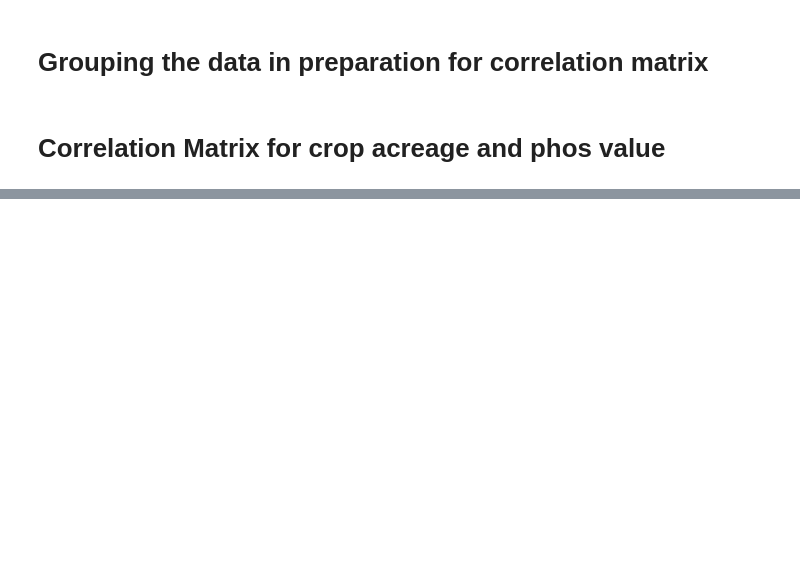
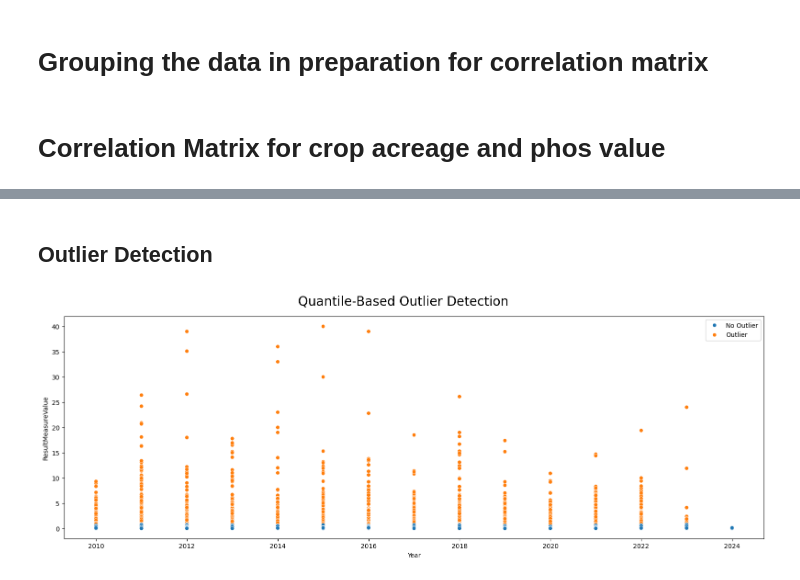
Before and after one commit to caroseca/troubled_waters, a Jupyter notebook: 02 - data analysis.ipynb, the cells around one changed output, grey strips where cells are left out. Drawn from its saved outputs; the diff is of its cells as text; code cells hidden in the pictures; blank space fills up the shorter version.

```diff
--- a/02 - data analysis.ipynb
+++ b/02 - data analysis.ipynb
@@ -44,0 +53,5 @@ plt.savefig('corr.png', bbox_inches='tight', pad_inches=0.0)
+# %%
+data = pd.read_csv('modeling_pivot.csv')
+data.drop(columns=['2023', '2024'], inplace=True)
+# imputed_df = pd.read_csv('imputed_df.csv')
+inspection_data = pd.read_csv('data_usgs_GL2.csv')
@@ -44,0 +214,20 @@ plt.savefig('corr.png', bbox_inches='tight', pad_inches=0.0)
+# %% [markdown]
+## Outlier Detection
+# %%
+inspection_data['ActivityStartDate'] = pd.to_datetime(inspection_data['ActivityStartDate'])
+inspection_data['Year'] = inspection_data['ActivityStartDate'].dt.year
+
+inspection_data = inspection_data[inspection_data['ResultMeasureValue'] <= 40]
+# %%
+lower_q, upper_q = 0.02, 0.98
+lower_value = inspection_data['ResultMeasureValue'].quantile(lower_q)
+upper_value = inspection_data['ResultMeasureValue'].quantile(upper_q)
+
+mask = (lower_value <= inspection_data.ResultMeasureValue) & (inspection_data.ResultMeasureValue <= upper_value)## create mask that differentiates between outlier and no outlier.
+fig, ax = plt.subplots(figsize=(16, 6))## create a plot
+fig.suptitle('Quantile-Based Outlier Detection', size=20) ## create title
+sns.scatterplot(data=inspection_data, x='Year', y='ResultMeasureValue', hue=np.where(mask, 'No Outlier', 'Outlier'), ax=ax) ## apply color to outlier/no outlier
+plt.tight_layout() ##makes sure that all variables and axes are readable
+plt.show()
+# %% [output]
+[figure, added]
```
Also changed, not shown: parts of 51 cells of this notebook.
